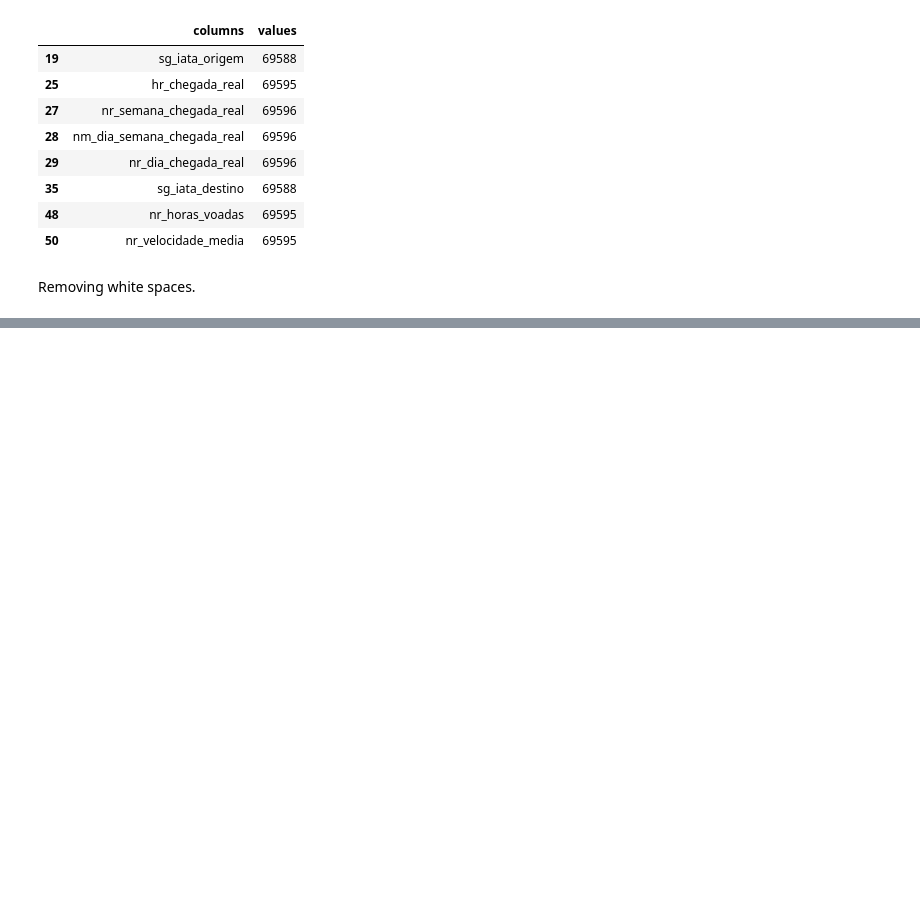
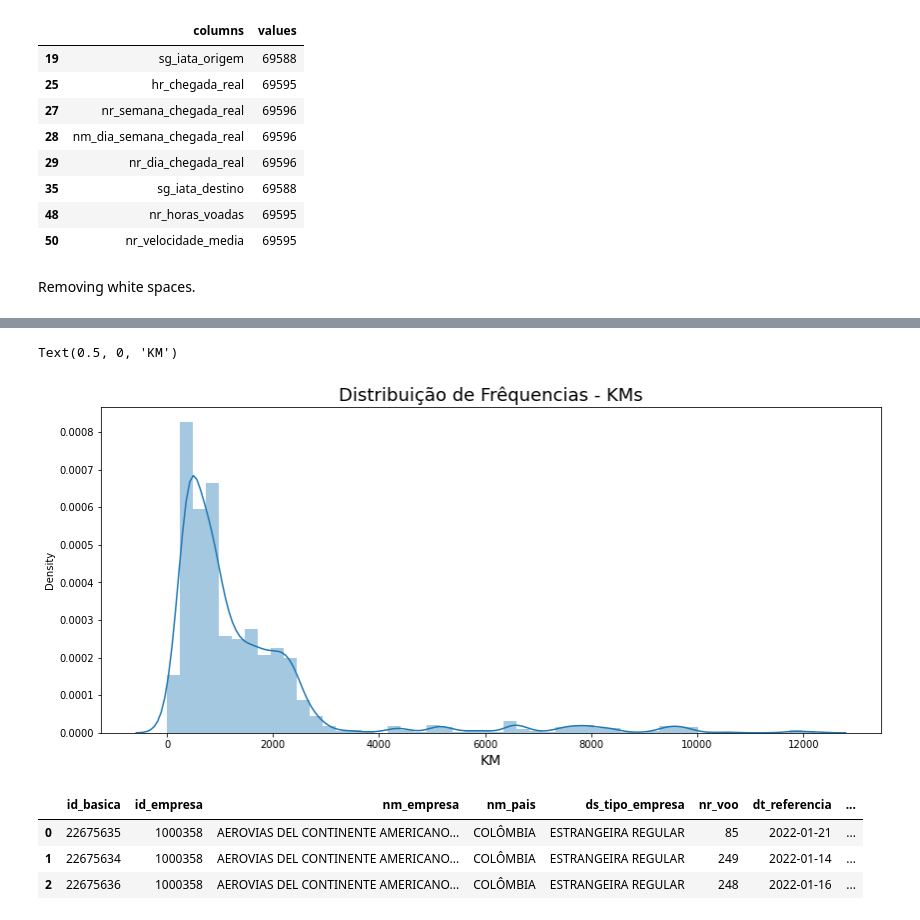
Before and after one commit to alexaugusto23/Gol_Cases, a Jupyter notebook: case02.ipynb, the cells around one changed output, grey strips where cells are left out. Drawn from its saved outputs; the diff is of its cells as text; code cells hidden in the pictures; blank space fills up the shorter version.

```diff
--- a/case02.ipynb
+++ b/case02.ipynb
@@ -222,0 +223,8 @@ _df.loc[19].to_list()
+# %%
+histograma =  sns.distplot(_df['km_distancia'])
+histograma.figure.set_size_inches(14,6)
+histograma.set_title('Distribuição de Frêquencias - KMs', fontsize=18)
+histograma.set_xlabel('KM', fontsize=14)
+# %% [output]
+Text(0.5, 0, 'KM')
+[figure, added]
@@ -222,0 +234,7 @@ _df.loc[19].to_list()
+# %%
+_df.head(3)
+# %% [output]
+|  | id_basica | id_empresa | nm_empresa | nm_pais | ds_tipo_empresa | nr_voo | dt_referencia | ... |
+| 0 | 22675635 | 1000358 | AEROVIAS DEL CONTINENTE AMERICANO... | COLÔMBIA | ESTRANGEIRA REGULAR | 85 | 2022-01-21 | ... |
+| 1 | 22675634 | 1000358 | AEROVIAS DEL CONTINENTE AMERICANO... | COLÔMBIA | ESTRANGEIRA REGULAR | 249 | 2022-01-14 | ... |
+| 2 | 22675636 | 1000358 | AEROVIAS DEL CONTINENTE AMERICANO... | COLÔMBIA | ESTRANGEIRA REGULAR | 248 | 2022-01-16 | ... |
```
Also changed, not shown: parts of 19 cells of this notebook, 1 other file.
